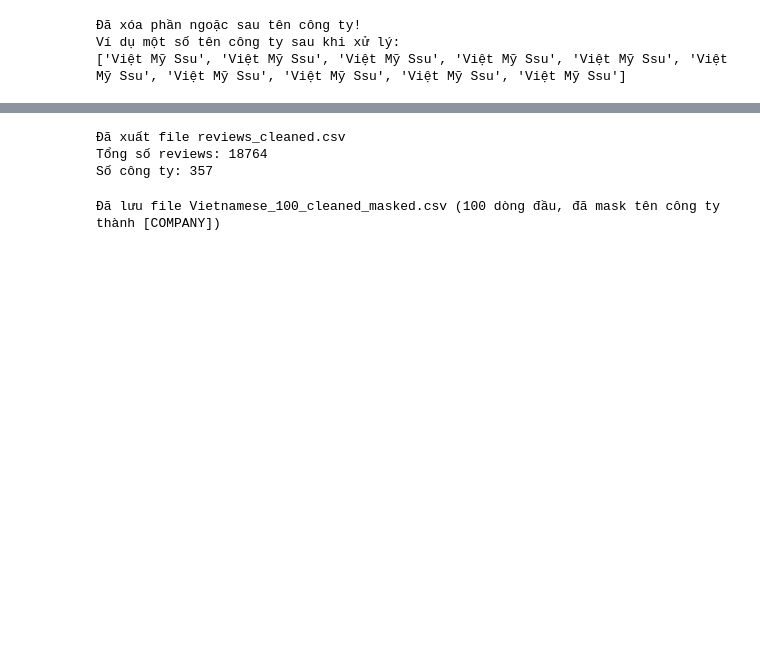
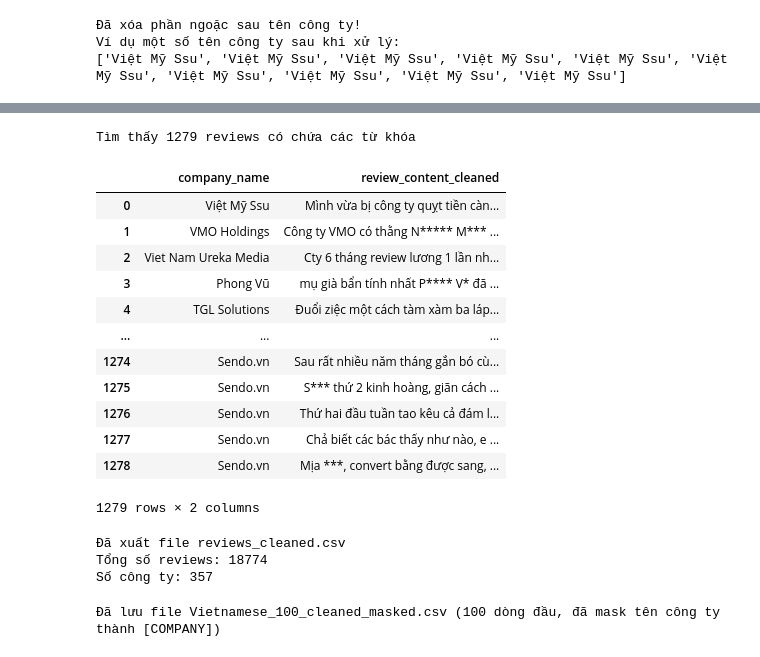
Before and after one commit to khanhlonguit/ABSA_ITViec_Reviews, a Jupyter notebook: clean.ipynb, the cells around one changed output, grey strips where cells are left out. Saved outputs shown, nothing was run; the diff lists cells and outputs as text; code cells hidden in the pictures; blank space fills up the shorter version.

```diff
--- a/clean.ipynb
+++ b/clean.ipynb
@@ -264,12 +251,36 @@ Số reviews còn lại: 18764
+# %%
+keywords = ['layoff', 'đuổi', 'sa thải', 'nghỉ việc','cắt giảm']
+
+pattern = '|'.join(keywords)
+mask = data["review_content_cleaned"].str.contains(pattern, case=False, na=False)
+df_filtered = data[mask][["company_name", "review_content_cleaned"]].reset_index(drop=True)
+
+print(f"Tìm thấy {len(df_filtered)} reviews có chứa các từ khóa")
+df_filtered
+# %% [output]
+Tìm thấy 1279 reviews có chứa các từ khóa
+|  | company_name | review_content_cleaned |
+| 0 | Việt Mỹ Ssu | Mình vừa bị công ty quỵt tiền càn... |
+| 1 | VMO Holdings | Công ty VMO có thằng N***** M*** ... |
+| 2 | Viet Nam Ureka Media | Cty 6 tháng review lương 1 lần nh... |
+| 3 | Phong Vũ | mụ già bẩn tính nhất P**** V* đã ... |
+| 4 | TGL Solutions | Đuổi ziệc một cách tàm xàm ba láp... |
+| ... | ... | ... |
+| 1274 | Sendo.vn | Sau rất nhiều năm tháng gắn bó cù... |
+| 1275 | Sendo.vn | S*** thứ 2 kinh hoàng, giãn cách ... |
+| 1276 | Sendo.vn | Thứ hai đầu tuần tao kêu cả đám l... |
+| 1277 | Sendo.vn | Chả biết các bác thấy như nào, e ... |
+| 1278 | Sendo.vn | Mịa ***, convert bằng được sang, ... |
+1279 rows × 2 columns
 # %%
 # Xuất file kết quả
-data_cleaned.to_csv("reviews_cleaned.csv", index=False, encoding='utf-8-sig')
+data.to_csv("reviews_cleaned.csv", index=False, encoding='utf-8-sig')
 print("Đã xuất file reviews_cleaned.csv")
-print(f"Tổng số reviews: {len(data_cleaned)}")
-print(f"Số công ty: {data_cleaned['company_name'].nunique()}")
+print(f"Tổng số reviews: {len(data)}")
+print(f"Số công ty: {data['company_name'].nunique()}")
 # %% [output]
 Đã xuất file reviews_cleaned.csv
-Tổng số reviews: 18764
+Tổng số reviews: 18774
 Số công ty: 357
 # %%
 # Lưu file CSV cho 100 dòng đầu để labeling
```
Also changed, not shown: parts of 9 cells of this notebook, 4 other files.
